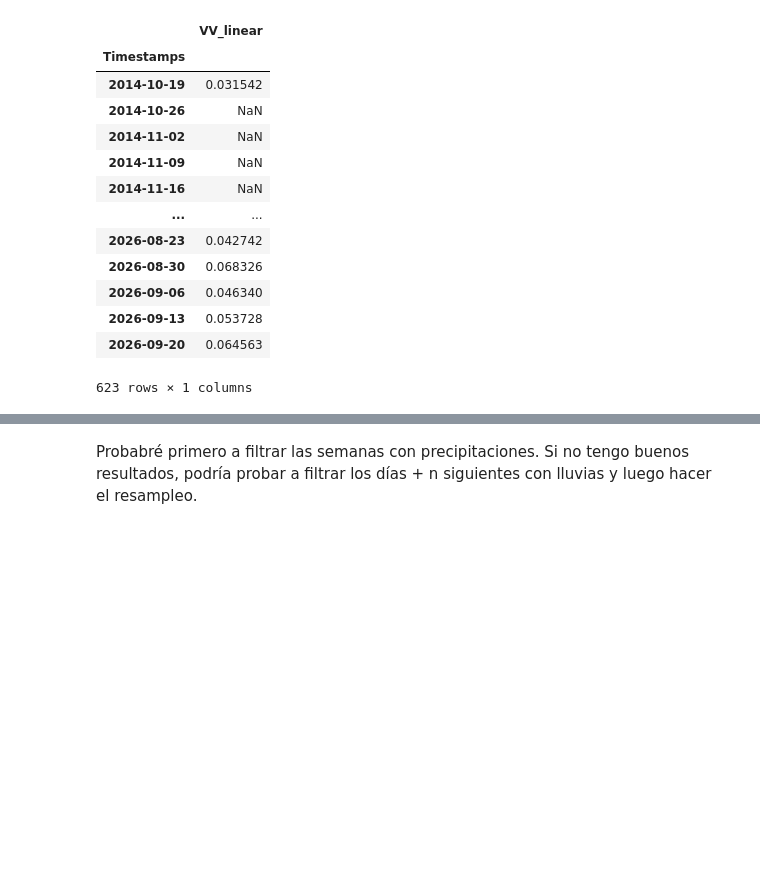
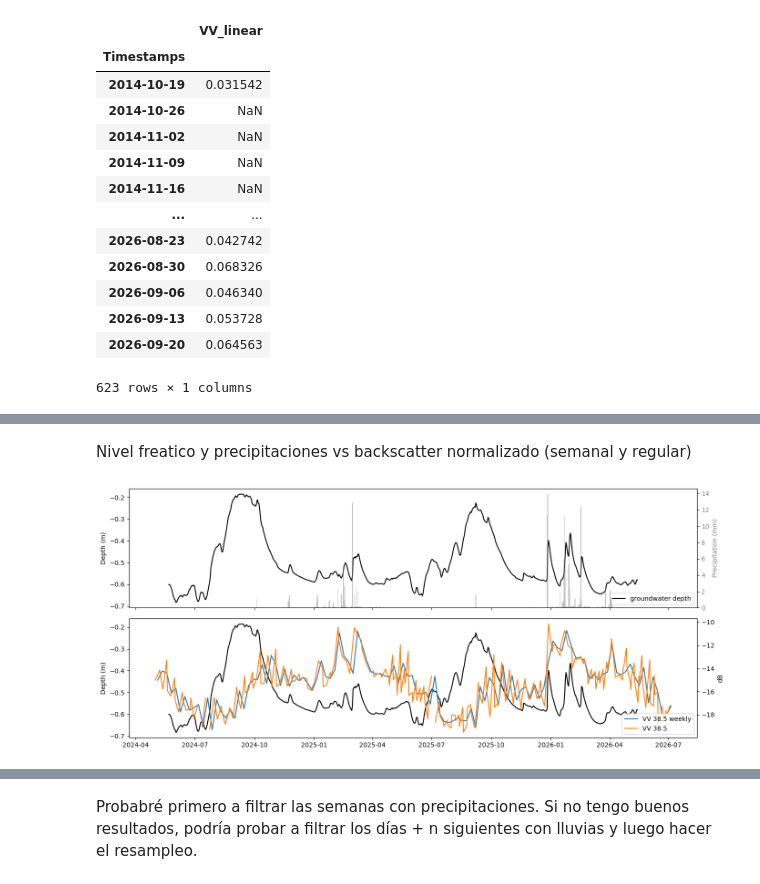
Before and after one commit to pibonacic/groundwater-remote-sensing, a Jupyter notebook: code/30_validation_s1_v2.ipynb, the cells around one changed output, grey strips where cells are left out. Drawn from its saved outputs; the diff is of its cells as text; code cells hidden in the pictures; blank space fills up the shorter version.

Commit message:
advances-in-validation-w-backscatter

```diff
--- a/code/30_validation_s1_v2.ipynb
+++ b/code/30_validation_s1_v2.ipynb
@@ -69,12 +58,12 @@ df_cleaned
 # %%
-# Convertir dB a escala lineal antes de resamplear
+# Convertir dB a escala lineal antes de resamplear. Usa la VV normalizada
 # lineal = 10^(dB / 10)
-df_cleaned['VV_linear'] = 10 ** (df_cleaned[col_name] / 10)
+sar_cleaned['VV_linear'] = 10 ** (sar_cleaned[col_name] / 10)
 
 # Reindexar a frecuencia semanal
-df_weekly = df_cleaned[['VV_linear']].resample('W').mean()
+sar_weekly = sar_cleaned[['VV_linear']].resample('W').mean()
 
-df_weekly
+sar_weekly
 # %% [output]
 |  | VV_linear |
 | Timestamps |  |
@@ -91,7 +80,8 @@ df_weekly
 | 2026-09-20 | 0.064563 |
 623 rows × 1 columns
 # %%
-df_weekly_clip = (
-    slice_by_dates(df_weekly, '2017-02', '2026-07-05')
+# Recorte a periodo donde NaN no ocurren dos semanas seguidas e interpolacion lineal de NaNs
+sar_weekly_clip = (
+    slice_by_dates(sar_weekly, '2017-02', '2026-07-05')
     .pipe(handle_missing_values, method='time')
 )
@@ -115,8 +88,8 @@ df_weekly_clip
 # %%
 # Volver a convertir el promedio semanal a dB
-df_weekly_clip[f'{col_name}_weekly'] = 10 * np.log10(df_weekly_clip['VV_linear'])
+sar_weekly_clip[f'{col_name}_weekly'] = 10 * np.log10(sar_weekly_clip['VV_linear'])
 
 # Eliminar columna auxiliar lineal
-s1_weekly = df_weekly_clip.drop(columns=['VV_linear'])
+sar_weekly = sar_weekly_clip.drop(columns=['VV_linear'])
 # %%
-s1_weekly_2 = slice_by_dates(s1_weekly, '2024')
+sar_weekly_2024 = slice_by_dates(sar_weekly, '2024-05')
@@ -143,0 +130,30 @@ insitu_weekly = insitu.resample('W').agg({
+# %% [markdown]
+Nivel freatico y precipitaciones vs backscatter normalizado (semanal y regular)
+# %%
+# Figure
+fig, (ax1, ax2) = plt.subplots(2, 1, figsize=(14, 6), sharex=True)
+
+# Plot superior
+ax1.plot(insitu.index, insitu['SDH1PS01_gw-depth_m'], label='groundwater depth', c='black')
+ax1.set_ylabel('Depth (m)')
+ax1.legend(loc='lower right')
+
+ax3 = ax1.twinx()
+ax3.bar(insitu.index, insitu['ATMOS41_precipitation_mm'], width=1, color='gray', alpha=0.5, label='Precipitation (mm)')
+ax3.set_ylabel('Precipitation (mm)', color='gray')
+ax3.tick_params(axis='y', labelcolor='gray')
+
+# Plot inferior
+ax2.plot(insitu.index, insitu['SDH1PS01_gw-depth_m'], label='groundwater depth', c='black')
+ax2.set_ylabel('Depth (m)')
+
+ax4 = ax2.twinx()
+ax4.plot(sar_weekly_2024.index, sar_weekly_2024['VV_38.5_weekly'], label = 'VV 38.5 weekly')
+ax4.plot(df_cleaned_clip.index, df_cleaned_clip['VV_38.5'], label = 'VV 38.5')
+ax4.legend(loc='lower right')
+ax4.set_ylabel('dB')
+
+plt.tight_layout()
+plt.show()
+# %% [output]
+[figure, added]
```
Also changed, not shown: parts of 85 cells of this notebook.
